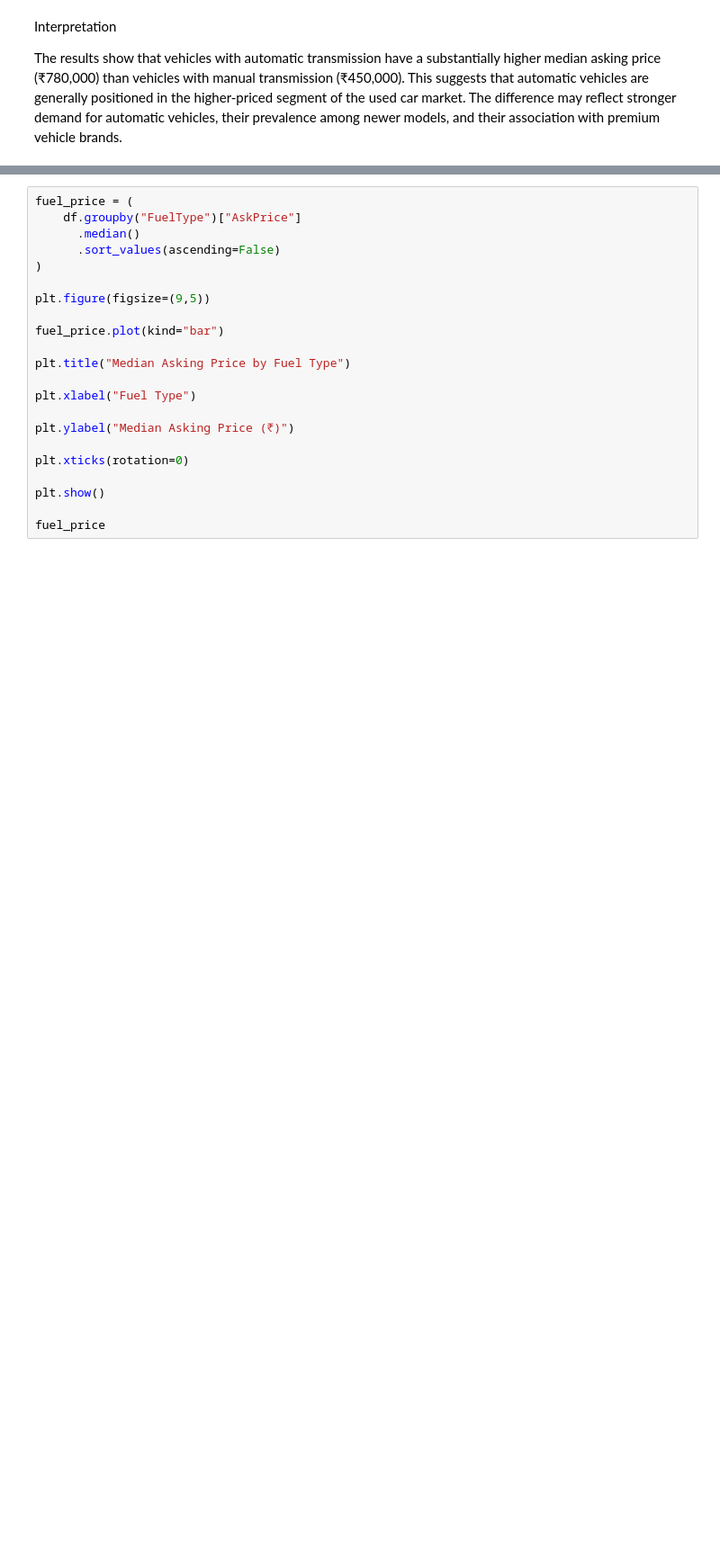
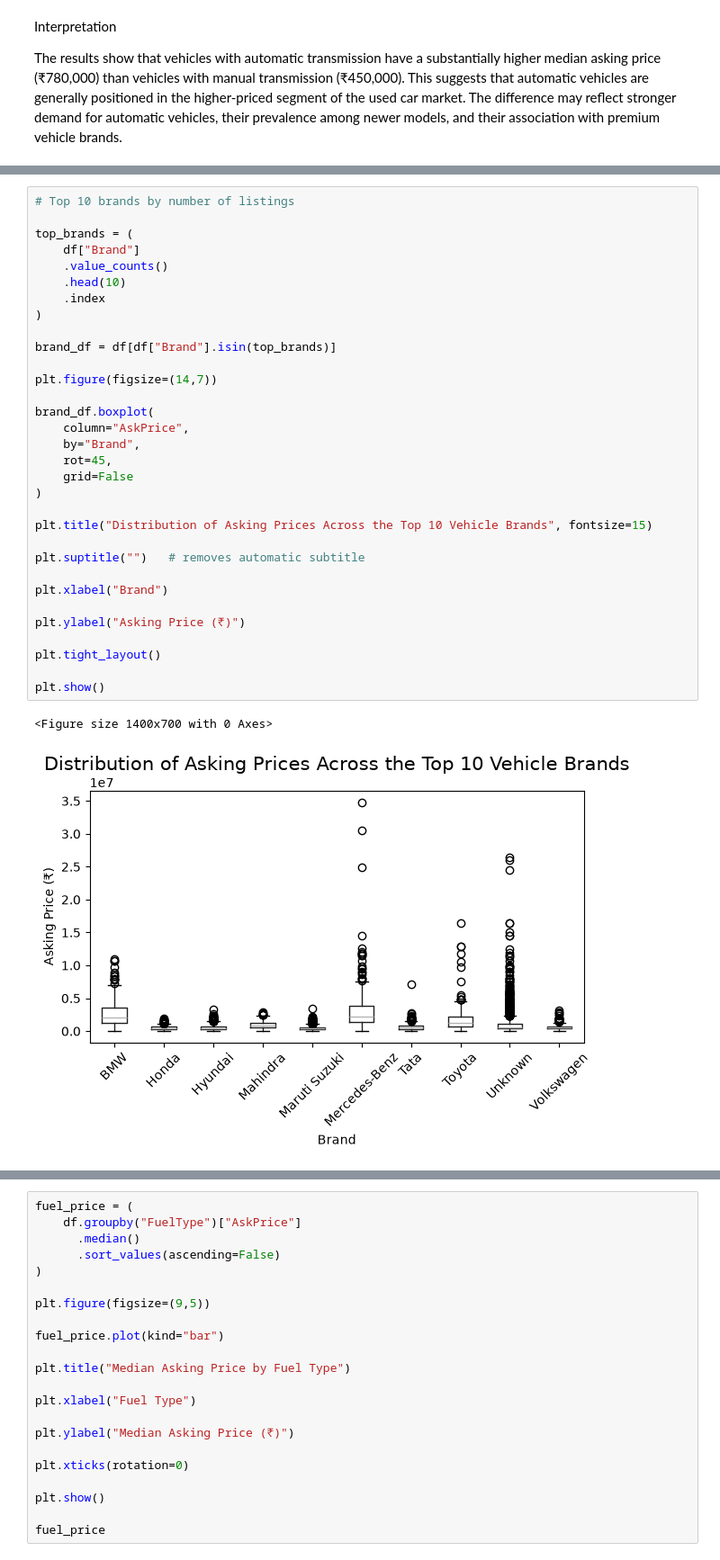
Before and after one commit to JacquaM/DriveValue-AI, a Jupyter notebook: notebooks/02_Exploratory_Data_Analysis.ipynb, the cells around one changed output, grey strips where cells are left out. Shown at 90% size. Drawn from its saved outputs; the diff is of its cells as text; blank space fills up the shorter version.

```diff
--- a/notebooks/02_Exploratory_Data_Analysis.ipynb
+++ b/notebooks/02_Exploratory_Data_Analysis.ipynb
@@ -308,0 +332,35 @@ The results show that vehicles with automatic transmission have a substantially
+# %%
+# Top 10 brands by number of listings
+
+top_brands = (
+    df["Brand"]
+    .value_counts()
+    .head(10)
+    .index
+)
+
+brand_df = df[df["Brand"].isin(top_brands)]
+
+plt.figure(figsize=(14,7))
+
+brand_df.boxplot(
+    column="AskPrice",
+    by="Brand",
+    rot=45,
+    grid=False
+)
+
+plt.title("Distribution of Asking Prices Across the Top 10 Vehicle Brands", fontsize=15)
+
+plt.suptitle("")   # removes automatic subtitle
+
+plt.xlabel("Brand")
+
+plt.ylabel("Asking Price (₹)")
+
+plt.tight_layout()
+
+plt.show()
+# %% [output]
+<Figure size 1400x700 with 0 Axes>
+[figure, added]
```
Also changed, not shown: parts of 19 cells of this notebook, 2 other files.
